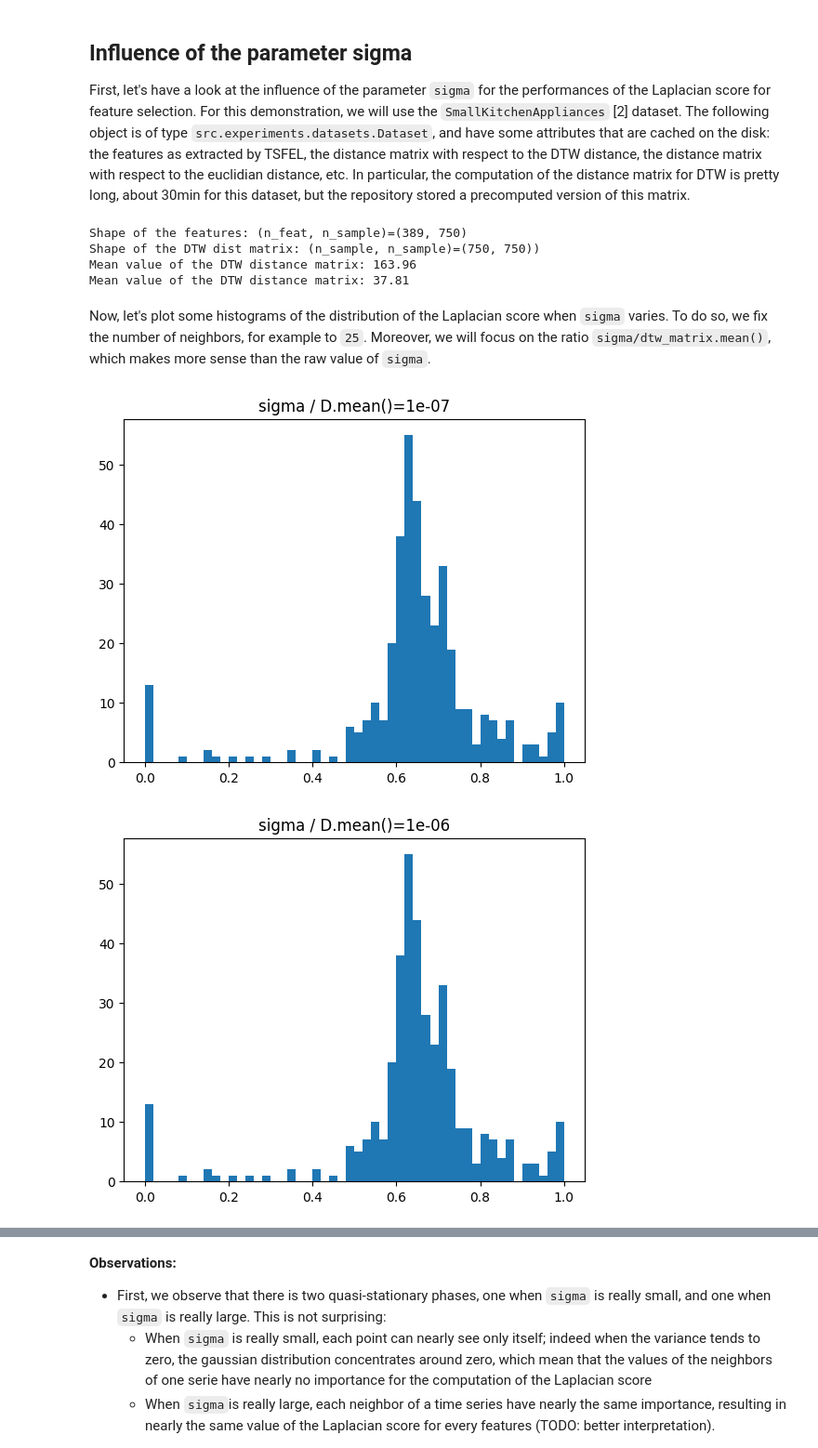
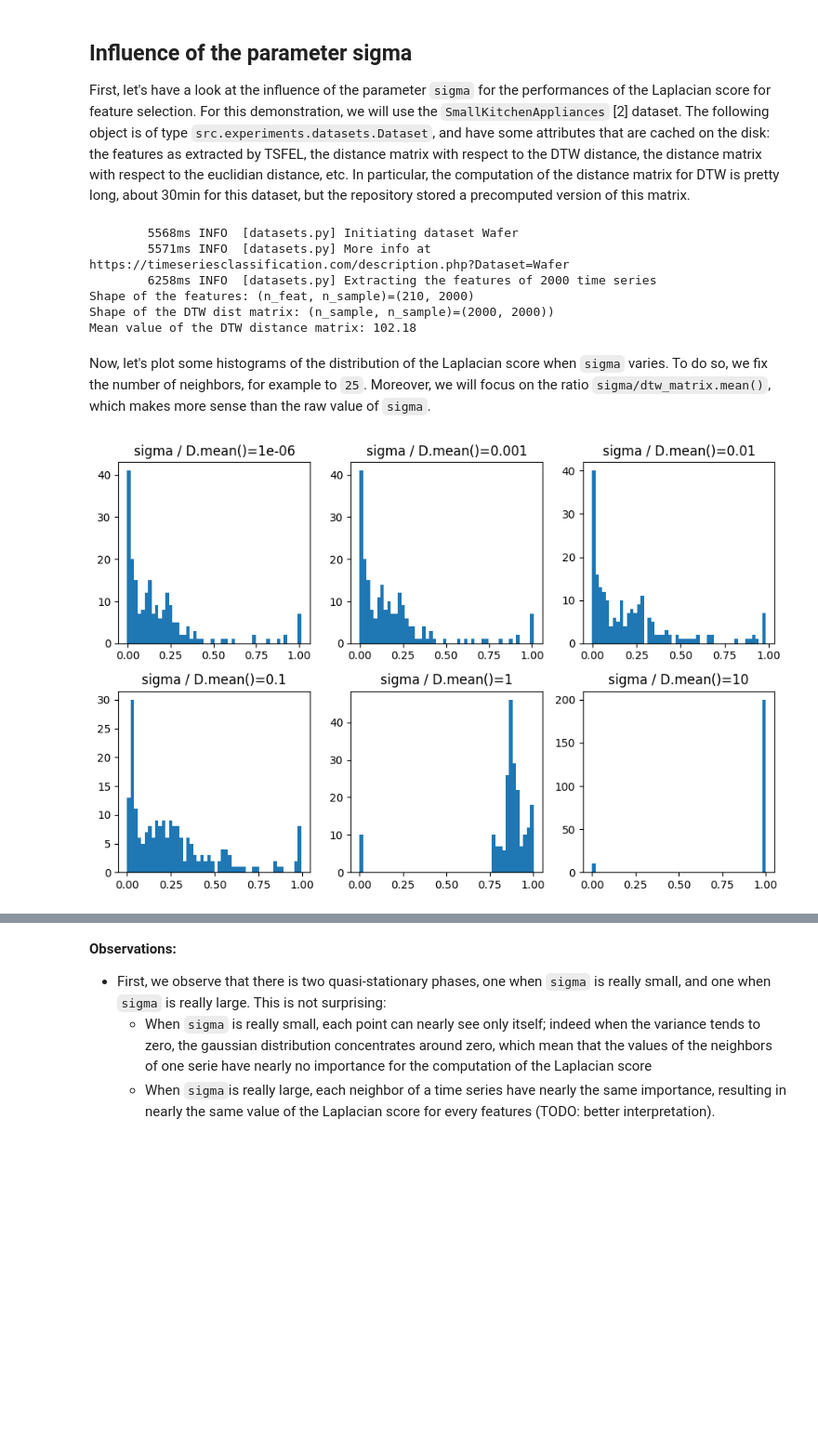
Before and after one commit to decarpentierg/laplacian-score-4-time-series, a Jupyter notebook: doc/evaluate_laplacian_score.ipynb, the cells around one changed output, grey strips where cells are left out. Shown: that part at 93% size. Drawn from its saved outputs; the diff is of its cells as text; code cells hidden in the pictures; blank space fills up the shorter version.

```diff
--- a/doc/evaluate_laplacian_score.ipynb
+++ b/doc/evaluate_laplacian_score.ipynb
@@ -99,29 +105,42 @@ Importing the dtw module. When using in academic works please cite:
 
 First, let's have a look at the influence of the parameter `sigma` for the performances of the Laplacian score for feature selection. For this demonstration, we will use the `SmallKitchenAppliances` [2] dataset. The following object is of type `src.experiments.datasets.Dataset`, and have some attributes that are cached on the disk: the features as extracted by TSFEL, the distance matrix with respect to the DTW distance, the distance matrix with respect to the euclidian distance, etc. In particular, the computation of the distance matrix for DTW is pretty long, about 30min for this dataset, but the repository stored a precomputed version of this matrix.
 # %%
-dataset = kitchen_ds
+dataset = Dataset(WAFER)
 dtw_matrix = dataset.dtw_distance_matrix
 
 print(f'Shape of the features: (n_feat, n_sample)={dataset.features.shape}')
 print(f'Shape of the DTW dist matrix: (n_sample, n_sample)={dtw_matrix.shape})')
 print(f'Mean value of the DTW distance matrix: {dtw_matrix.mean():.2f}')
 # %% [output]
-Shape of the features: (n_feat, n_sample)=(389, 750)
-Shape of the DTW dist matrix: (n_sample, n_sample)=(750, 750))
-Mean value of the DTW distance matrix: 163.96
-Mean value of the DTW distance matrix: 37.81
+        5568ms INFO  [datasets.py] Initiating dataset Wafer
+        5571ms INFO  [datasets.py] More info at https://timeseriesclassification.com/description.php?Dataset=Wafer
+        6258ms INFO  [datasets.py] Extracting the features of 2000 time series
+Shape of the features: (n_feat, n_sample)=(210, 2000)
+Shape of the DTW dist matrix: (n_sample, n_sample)=(2000, 2000))
+Mean value of the DTW distance matrix: 102.18
 # %% [markdown]
 Now, let's plot some histograms of the distribution of the Laplacian score when `sigma` varies. To do so, we fix the number of neighbors, for example to `25`. Moreover, we will focus on the ratio `sigma/dtw_matrix.mean()`, which makes more sense than the raw value of `sigma`.
 # %%
 N_NEIGHBORS = 20
 
 mean = dtw_matrix.mean()
-for sigma_rel in [1e-7,1e-6, 1e-3, 1e-2, 1e-1, 1, 10]:
-    weight_matrix = laplacian_score.compute_weight_matrix(dataset, n_neighbors=N_NEIGHBORS, sigma=sigma_rel * mean, precomputed_distances=dtw_matrix)
+fig, axes = plt.subplots(nrows=2, ncols=3, figsize=(9,6))
+for sigma_rel, ax in zip(
+    [1e-6, 1e-3, 1e-2, 1e-1, 1, 10],
+    axes.flatten()
+):
+    weight_matrix = laplacian_score.compute_weight_matrix(
+        dataset,
+        n_neighbors=N_NEIGHBORS,
+        sigma=sigma_rel * mean,
+        precomputed_distances=dtw_matrix
+    )
     lscores = laplacian_score.laplacian_score(dataset.features, weight_matrix)
-    plt.hist(lscores, bins=50)
-    plt.title(f'sigma / D.mean()={sigma_rel}')
-    plt.show()
+    ax.hist(lscores, bins=50)
+    ax.set_title(f'sigma / D.mean()={sigma_rel}')
+
+plt.tight_layout()
+plt.show()
+plt.close()
 # %% [output]
-[figure, old version]
+[figure, new version]
-[figure, removed]
```
Also changed, not shown: parts of 10 cells of this notebook, 6 other files.
